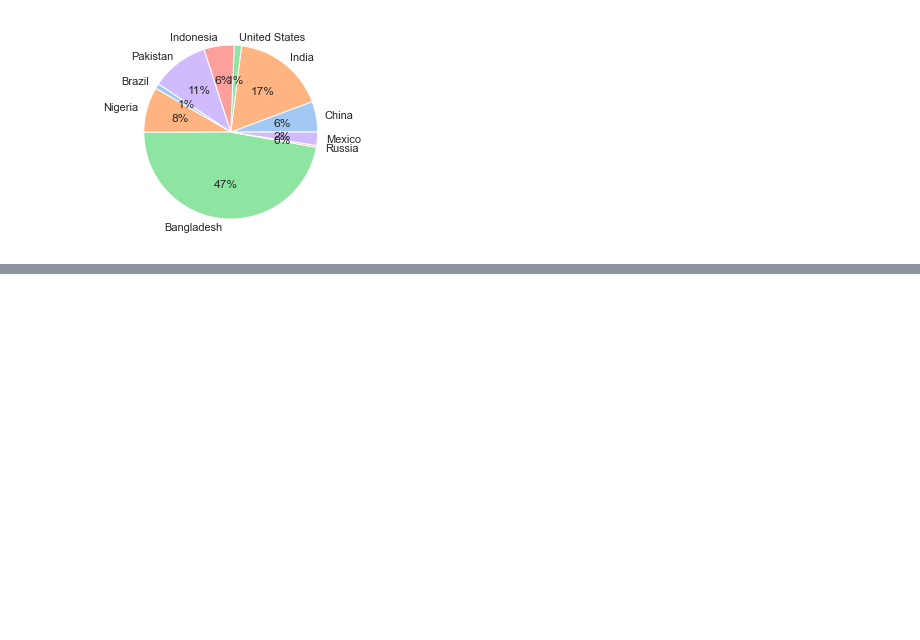
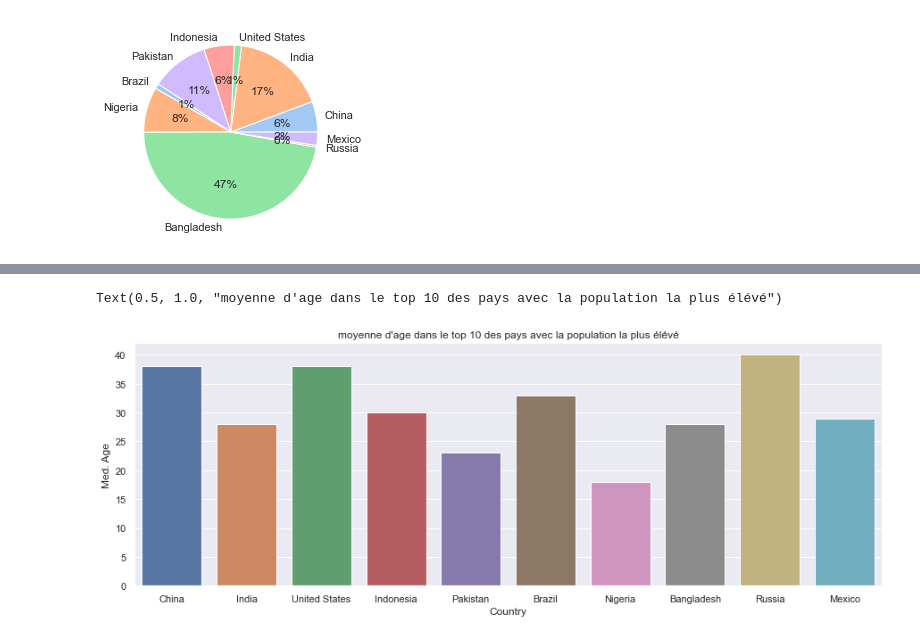
Before and after one commit to kaa-serpent/python_data_expose, a Jupyter notebook: jupyter_expose_guillaume.ipynb, the cells around one changed output, grey strips where cells are left out. Drawn from its saved outputs; the diff is of its cells as text; code cells hidden in the pictures; blank space fills up the shorter version.

Commit message:
moyenne d'age par rapport au pourcentage d'augmentation de population

```diff
--- a/jupyter_expose_guillaume.ipynb
+++ b/jupyter_expose_guillaume.ipynb
@@ -34,7 +34,7 @@ sns.barplot(x="Country", y="Population", ax=ax, data=data).set_title("Top 10 des
 Text(0.5, 1.0, 'Top 10 des pays avec la population la plus élévé')
 [figure]
 # %%
-data = pd.merge(data,df[['Country','Density','Yearly Change']],on='Country', how='left')
+data = pd.merge(data,df[['Country','Density','Yearly Change', 'Med. Age']],on='Country', how='left')
 # %%
 sns.set_theme(style="darkgrid")
 fig_dims = (15, 5)
@@ -69 +80,9 @@ Text(0.5, 1.0, "Taux d'augmentation de la population entre 2019 et 2020 dans le
 [figure]
+# %%
+fig_dims = (15, 5)
+fig, ax = plt.subplots(figsize=fig_dims)
+data["Med. Age"] = data["Med. Age"].fillna(0).astype("int")
+sns.barplot(x="Country", y="Med. Age", ax=ax, data=data).set_title("moyenne d'age dans le top 10 des pays avec la population la plus élévé")
+# %% [output]
+Text(0.5, 1.0, "moyenne d'age dans le top 10 des pays avec la population la plus élévé")
+[figure, added]
```
Also changed, not shown: parts of 2 cells of this notebook.
